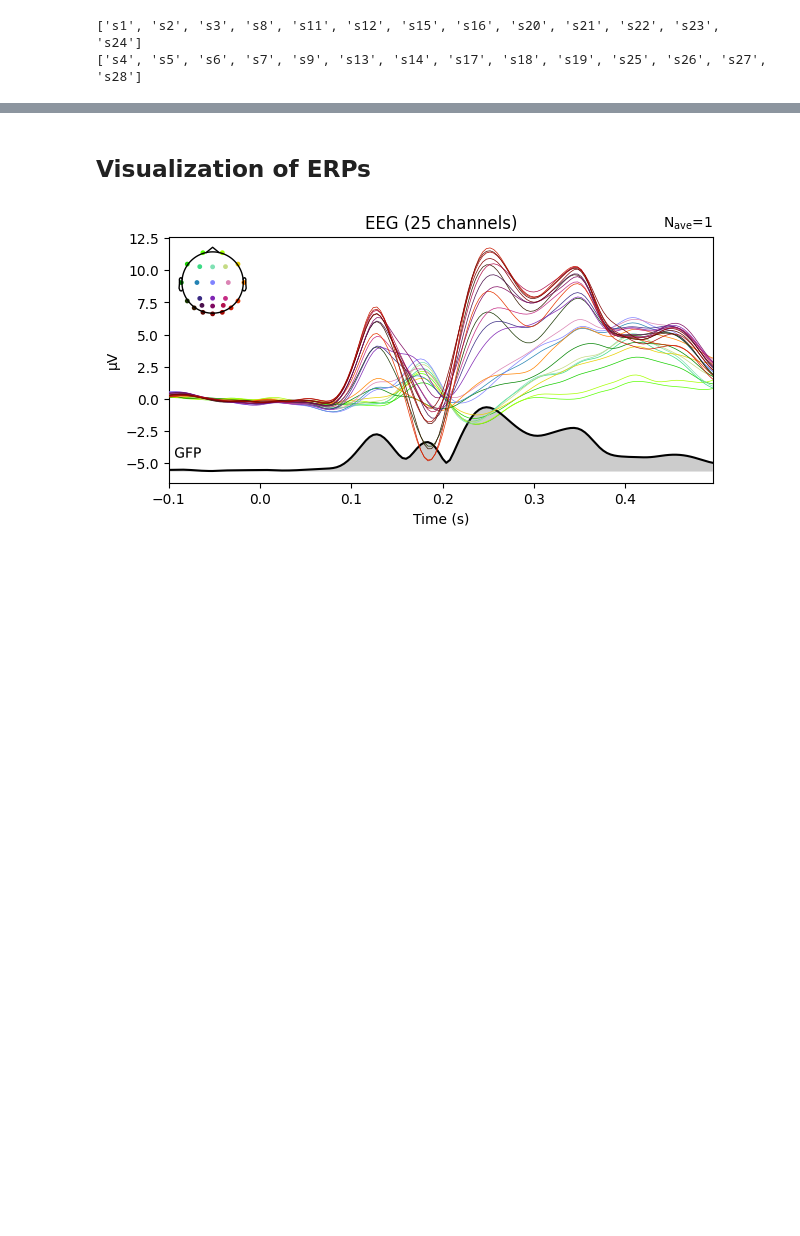
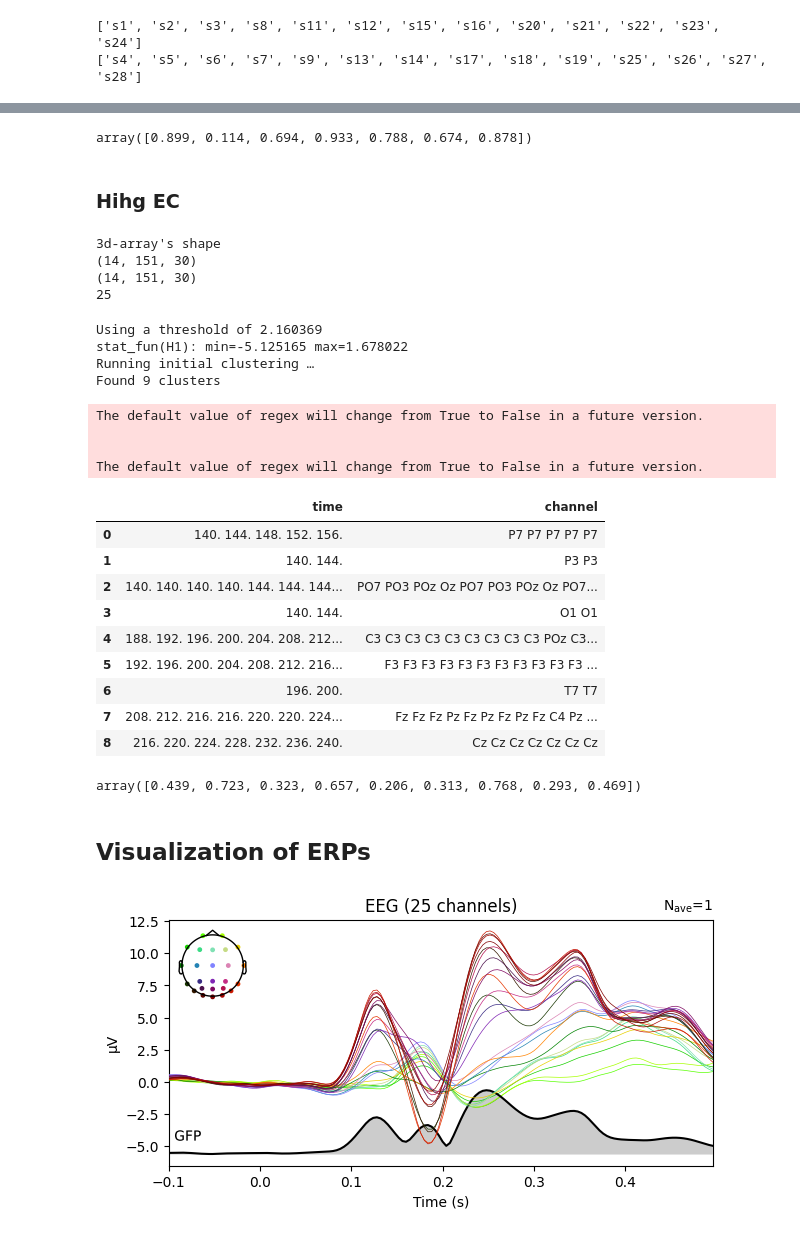
Before and after one commit to Kei-Kobayash/multiple_smiles, a Jupyter notebook: Spato_temporal_permutation2023.ipynb, the cells around one changed output, grey strips where cells are left out. Cells and saved outputs as stored; diff of their text form; code cells hidden in the pictures; blank space fills up the shorter version.

```diff
--- a/Spato_temporal_permutation2023.ipynb
+++ b/Spato_temporal_permutation2023.ipynb
@@ -517,0 +554,15 @@ df_list_EClow, df_list_EChigh = txt_to_df()
+# %%
+df_cluster_result_EClow = pd.DataFrame([(str(t_min + (time*1000/info['sfreq'])), str(channel)) for time, channel in clusters_EClow], columns=["time", "channel"])
+
+def cluster_result(df_cluster_result):
+  # []を取り除く
+  df_cluster_result["channel"] = df_cluster_result["channel"].str.replace(r"\[|\]", "")
+  #df_cluster_result['channel'] = df_cluster_result['channel'].apply(lambda x: list(map(int, x.split())))
+  df_cluster_result["time"] = df_cluster_result["time"].str.replace(r"\[|\]", "")
+
+  # チャンネル名をラベルに（その際、channelの列のセルには複数の数値が入っているので、splitしてから）
+  df_cluster_result["channel"] = df_cluster_result["channel"].apply(lambda x: ' '.join([electrode_dict[int(value)] for value in x.split()]))
+  return df_cluster_result
+
+result_EClow = cluster_result(df_cluster_result_EClow)
+result_EClow
@@ -518,3 +582,56 @@ df_list_EClow, df_list_EChigh = txt_to_df()
+# %%
+cluster_pv_EClow
+# %% [output]
+array([0.899, 0.114, 0.694, 0.933, 0.788, 0.674, 0.878])
+# %% [markdown]
+### Hihg EC
+# %%
+df_list_cond1_EChigh, df_list_cond2_EChigh = txt_to_df(highss)
+
+three_dim_array_cond1_EChigh, three_dim_array_cond2_EChigh = create_3darray(df_list_cond1_EChigh, df_list_cond2_EChigh)
+
+print("3d-array's shape")
+print(three_dim_array_cond1_EChigh.shape)
+print(three_dim_array_cond2_EChigh.shape)
+
+filtered_data_cond1_EChigh, filtered_data_cond2_EChigh, selected_electrodes_EChigh, time_EChigh, t_min_EChigh, t_max_EChigh = time_filter(three_dim_array_cond1_EChigh, three_dim_array_cond2_EChigh, 140, 240)
+
+X_EChigh = compute_diff(filtered_data_cond1_EChigh, filtered_data_cond2_EChigh)
+# %% [output]
+3d-array's shape
+(14, 151, 30)
+(14, 151, 30)
+25
+# %%
+t_obs_EChigh, clusters_EChigh, cluster_pv_EChigh, H0_EChigh = mne.stats.spatio_temporal_cluster_1samp_test(X_EChigh, threshold=None, n_permutations=1000, tail=0, stat_fun=None, adjacency=adjacency, n_jobs=None, seed=None, max_step=1, spatial_exclude=None, step_down_p=0, t_power=1, out_type='indices', check_disjoint=False, buffer_size=1000, verbose=None)
+# %% [output]
+Using a threshold of 2.160369
+stat_fun(H1): min=-5.125165 max=1.678022
+Running initial clustering …
+Found 9 clusters
+# %%
+df_cluster_result_EChigh = pd.DataFrame([(str(t_min + (time*1000/info['sfreq'])), str(channel)) for time, channel in clusters_EChigh], columns=["time", "channel"])
+result_EChigh = cluster_result(df_cluster_result_EChigh)
+result_EChigh
+# %% [output]
+The default value of regex will change from True to False in a future version.
+
+
+The default value of regex will change from True to False in a future version.
+|  | time | channel |
+| 0 | 140. 144. 148. 152. 156. | P7 P7 P7 P7 P7 |
+| 1 | 140. 144. | P3 P3 |
+| 2 | 140. 140. 140. 140. 144. 144. 144... | PO7 PO3 POz Oz PO7 PO3 POz Oz PO7... |
+| 3 | 140. 144. | O1 O1 |
+| 4 | 188. 192. 196. 200. 204. 208. 212... | C3 C3 C3 C3 C3 C3 C3 C3 C3 POz C3... |
+| 5 | 192. 196. 200. 204. 208. 212. 216... | F3 F3 F3 F3 F3 F3 F3 F3 F3 F3 F3 ... |
+| 6 | 196. 200. | T7 T7 |
+| 7 | 208. 212. 216. 216. 220. 220. 224... | Fz Fz Fz Pz Fz Pz Fz Pz Fz C4 Pz ... |
+| 8 | 216. 220. 224. 228. 232. 236. 240. | Cz Cz Cz Cz Cz Cz Cz |
+# %%
+cluster_pv_EChigh
+# %% [output]
+array([0.439, 0.723, 0.323, 0.657, 0.206, 0.313, 0.768, 0.293, 0.469])
 # %% [markdown]
 ## Visualization of ERPs
 # %%
```
Also changed, not shown: parts of 8 cells of this notebook.
